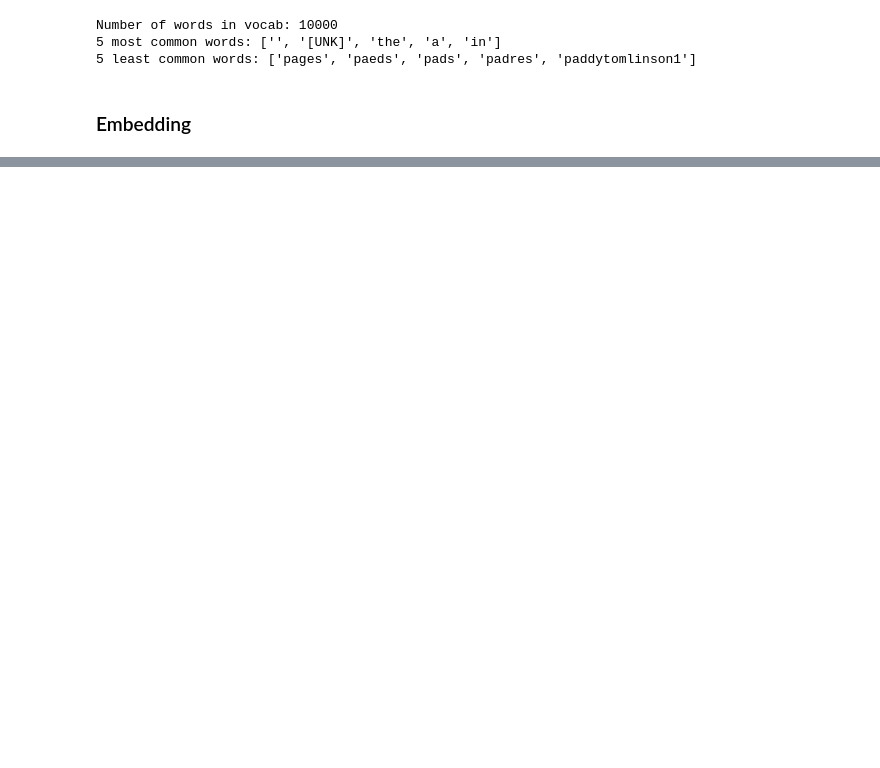
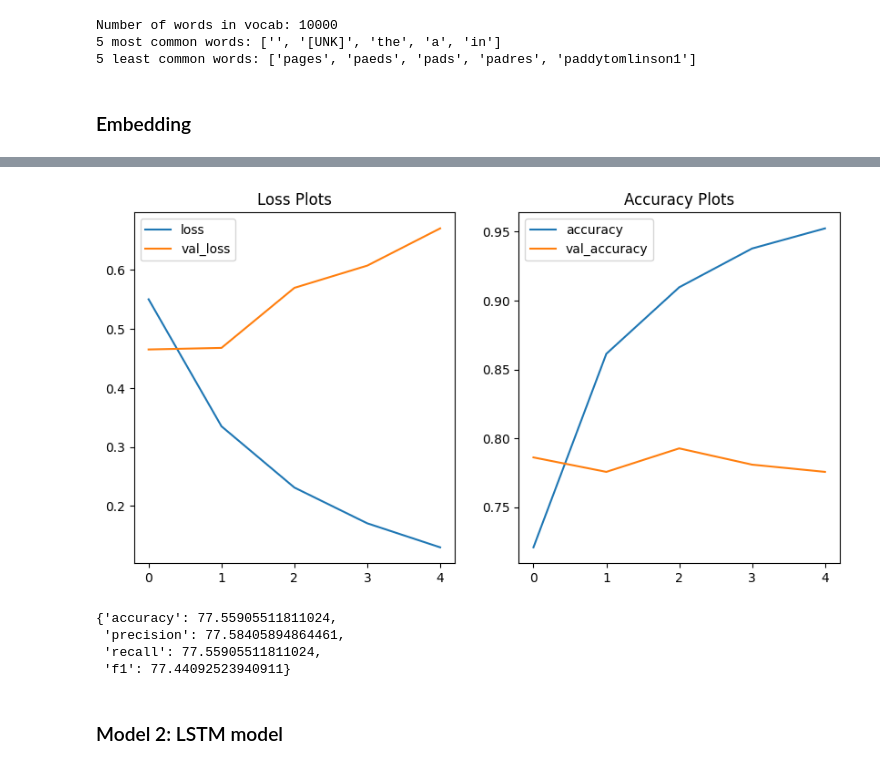
Before and after one commit to anilkumarKanasani/tensorflow-deep-learning, a Jupyter notebook: Notebooks/08_Classifying_tweets.ipynb, the cells around one changed output, grey strips where cells are left out. Drawn from its saved outputs; the diff is of its cells as text; code cells hidden in the pictures; blank space fills up the shorter version.

```diff
--- a/Notebooks/08_Classifying_tweets.ipynb
+++ b/Notebooks/08_Classifying_tweets.ipynb
@@ -278,0 +341,15 @@ array([[[ 1.28370523e-03, -1.90831181e-02,  4.44911420e-04, ...,
+# %%
+# define model 1 using tensorflow API feed-forward neural network (dense model)
+from tensorflow.keras import layers
+
+# create a model using the functional API
+model_1 = tf.keras.Sequential([
+    layers.Input(shape=(1,), dtype=tf.string), # input layer
+    text_vectorizer, # turn text into numbers
+    embedding, # turn numbers into embedding
+    layers.GlobalAveragePooling1D(), # condense the feature vector for each token to one vector
+    layers.Dense(64, activation="relu"), # add a fully connected layer with 64 hidden units
+    layers.Dense(1, activation="sigmoid") # add a fully connected layer with 1 hidden unit
+], name="model_1_dense")
+
+model_1.summary()
@@ -278,0 +374,13 @@ array([[[ 1.28370523e-03, -1.90831181e-02,  4.44911420e-04, ...,
+# %%
+from helper_functions import prepare_tb_call_back
+# compile the model
+model_1.compile(loss="binary_crossentropy",
+                optimizer=tf.keras.optimizers.Adam(),
+                metrics=["accuracy"])
+
+# fit the model
+model_1_history = model_1.fit(train_sentences,
+                                train_labels,
+                                epochs=5,
+                                validation_data=(val_sentences, val_labels),
+                                callbacks=[prepare_tb_call_back("running_logs", "model_1_dense")])
@@ -278,0 +399,19 @@ array([[[ 1.28370523e-03, -1.90831181e-02,  4.44911420e-04, ...,
+# %%
+from helper_functions import plot_model_hist
+plot_model_hist(model_1_history)
+# %% [output]
+[figure, added]
+# %%
+y_pred_probs = model_1.predict(val_sentences)
+y_preds = tf.squeeze(tf.round(y_pred_probs))
+
+model_1_results = calculate_results(y_true=val_labels,
+                                    y_pred=y_preds)
+model_1_results
+# %% [output]
+{'accuracy': 77.55905511811024,
+ 'precision': 77.58405894864461,
+ 'recall': 77.55905511811024,
+ 'f1': 77.44092523940911}
+# %% [markdown]
+### Model 2: LSTM model
```
Also changed, not shown: parts of 42 cells of this notebook, 3 other files.
